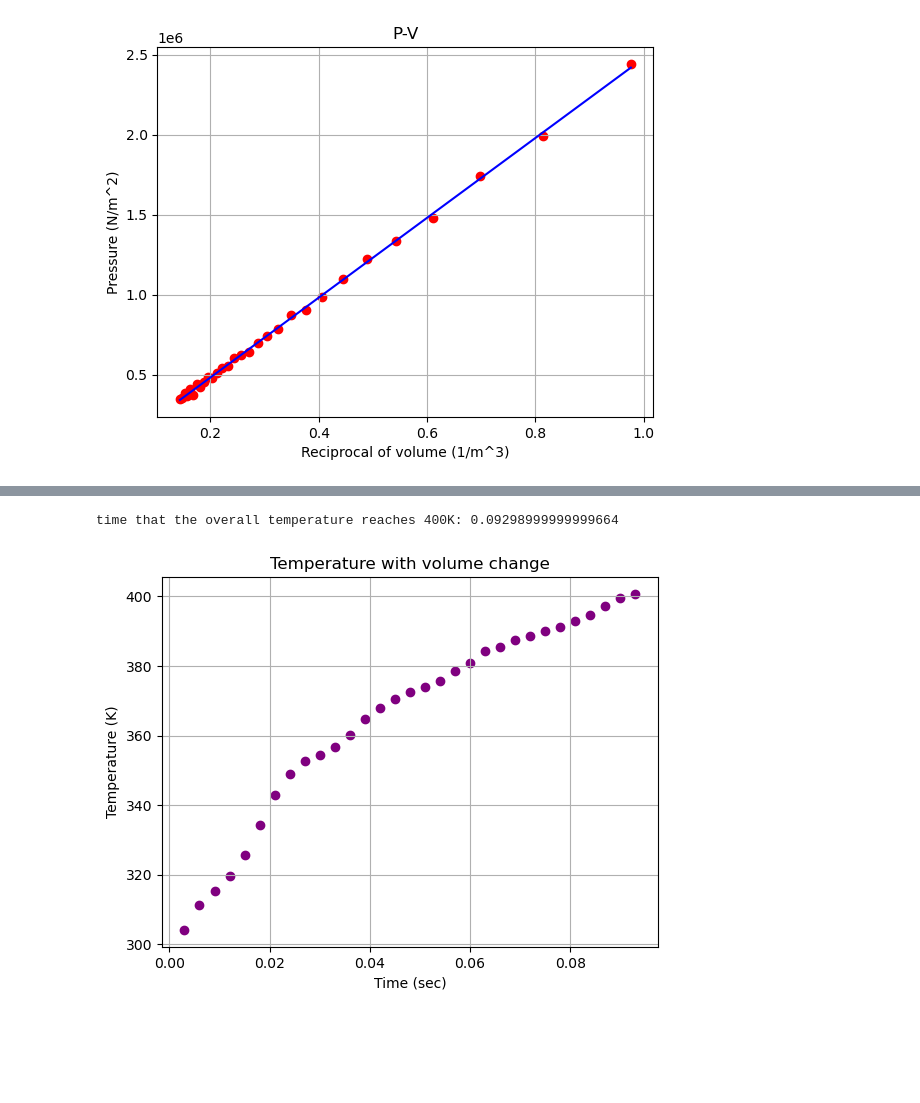
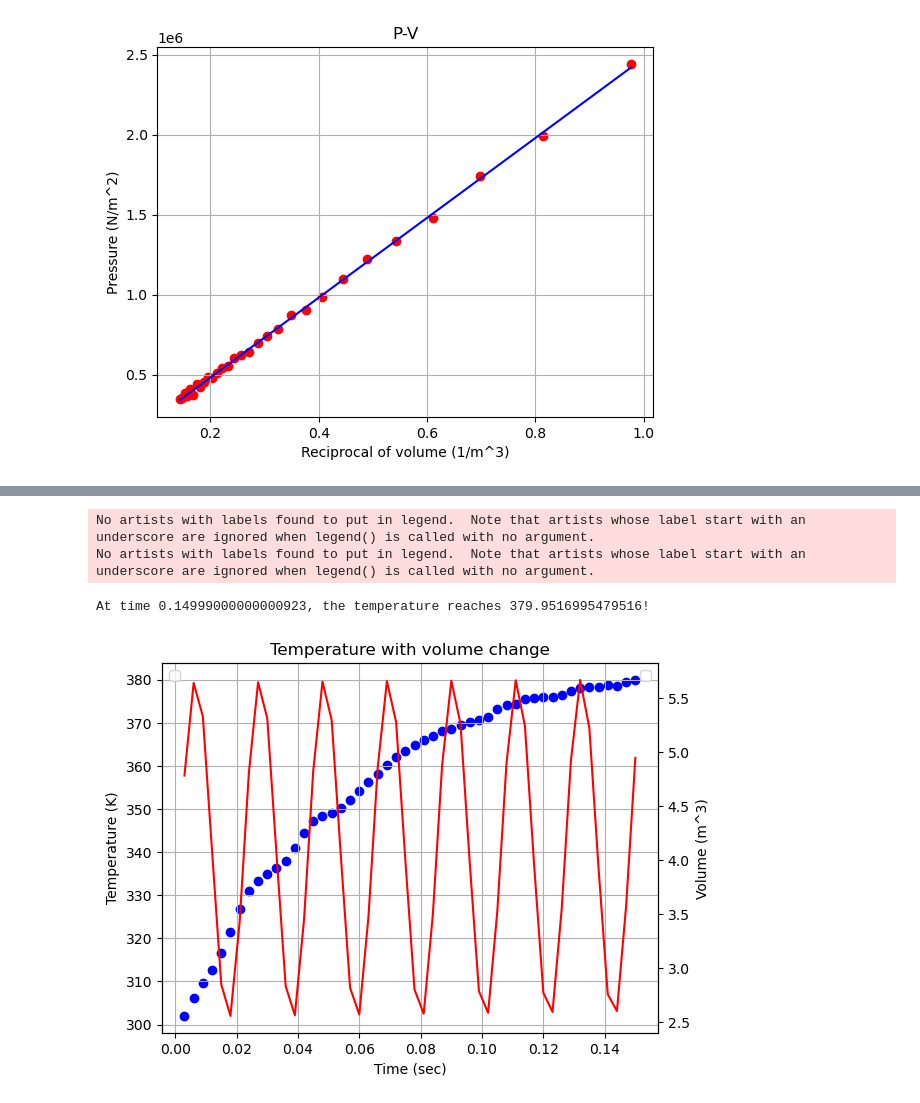
Before and after one commit to Jamesyu220/gas_simulation, a Jupyter notebook: experiment.ipynb, the cells around one changed output, grey strips where cells are left out. Drawn from its saved outputs; the diff is of its cells as text; code cells hidden in the pictures; blank space fills up the shorter version.

```diff
--- a/experiment.ipynb
+++ b/experiment.ipynb
@@ -133,13 +134,34 @@ time that the overall temperature reaches 400K: 0.1139899999999885
-# %%
-# plot of the temp change with time with fixed volume
-temp, time = read_data(file_paths[4])
-print(f"time that the overall temperature reaches 400K: {time[-1]}")
-plt.scatter(time, temp, color='purple')
-plt.title(titles[4])
-plt.xlabel('Time (sec)')
-plt.ylabel('Temperature (K)')
-plt.grid(True)
-plt.show()
-# %% [output]
-time that the overall temperature reaches 400K: 0.09298999999999664
-[figure, removed]
+# %%
+# plot of the temp change with time with changing volume
+
+# Create figure and axes
+fig, ax1 = plt.subplots()
+
+time, temp = read_data(file_paths[4])
+# print(f"time that the overall temperature reaches 400K: {time[-1]}")
+print(f"At time {time[-1]}, the temperature reaches {temp[-1]}!")
+
+# Create scatter plot on the left axis
+ax1.scatter(time, temp, color='blue')
+ax1.set_title(titles[4])
+ax1.set_ylabel('Temperature (K)')
+ax1.set_xlabel('Time (sec)')
+ax1.legend(loc='upper left')
+ax1.grid(True)
+
+time, volume = read_data(file_paths[4], use_third_value=True)
+
+# Create a second y-axis on the right side
+ax2 = ax1.twinx()
+
+# Create line plot on the right axis
+ax2.plot(time, volume, color='red')
+ax2.set_ylabel('Volume (m^3)')
+ax2.legend(loc='upper right')
+
+plt.show()
+# %% [output]
+No artists with labels found to put in legend.  Note that artists whose label start with an underscore are ignored when legend() is called with no argument.
+No artists with labels found to put in legend.  Note that artists whose label start with an underscore are ignored when legend() is called with no argument.
+At time 0.14999000000000923, the temperature reaches 379.9516995479516!
+[figure, added]
```
Also changed, not shown: parts of 2 cells of this notebook, 8 other files.
